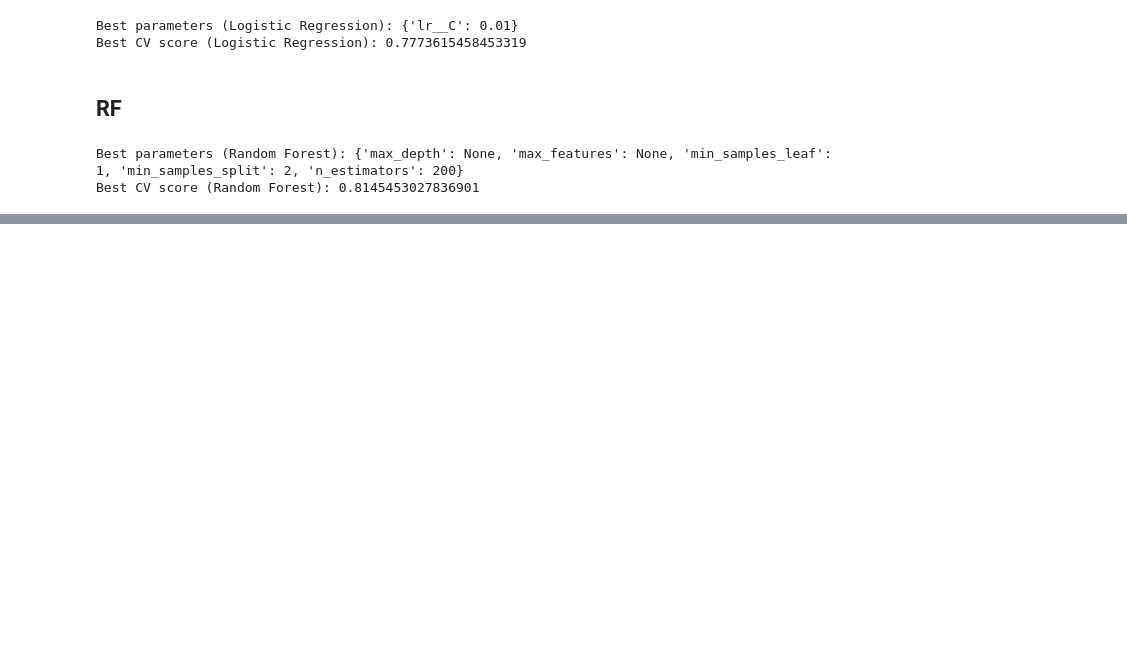
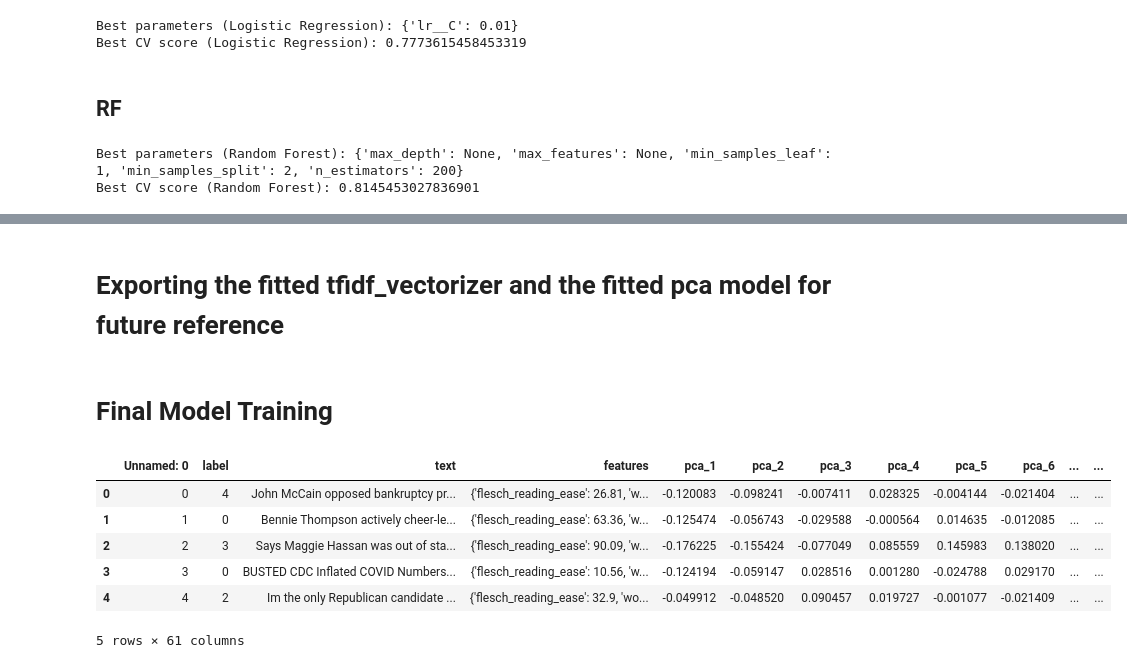
Before and after one commit to DylanBingham/TruthFinder, a Jupyter notebook: feature_engineering_and_modeling.ipynb, the cells around one changed output, grey strips where cells are left out. Cells and saved outputs as stored; diff of their text form; code cells hidden in the pictures; blank space fills up the shorter version.

```diff
--- a/feature_engineering_and_modeling.ipynb
+++ b/feature_engineering_and_modeling.ipynb
@@ -438,0 +634,2 @@ Best CV score (Random Forest): 0.8145453027836901
+# %% [markdown]
+# Exporting the fitted tfidf_vectorizer and the fitted pca model for future reference
@@ -438,0 +646,2 @@ Best CV score (Random Forest): 0.8145453027836901
+# %% [markdown]
+# Final Model Training
@@ -438,0 +650,20 @@ Best CV score (Random Forest): 0.8145453027836901
+# %%
+# Expand the features column into individual columns
+import ast
+# Convert string representations of dictionaries into actual dictionaries
+final_model_df['features'] = final_model_df['features'].apply(ast.literal_eval)
+
+# Create a new DataFrame from the dictionary column
+features_df = pd.DataFrame(final_model_df['features'].tolist())
+
+# Concatenate it with the original DataFrame
+final_model_df = pd.concat([final_model_df, features_df], axis=1)
+final_model_df.head()
+# %% [output]
+|  | Unnamed: 0 | label | text | features | pca_1 | pca_2 | pca_3 | pca_4 | pca_5 | pca_6 | ... | ... |
+| 0 | 0 | 4 | John McCain opposed bankruptcy pr... | {'flesch_reading_ease': 26.81, 'w... | -0.120083 | -0.098241 | -0.007411 | 0.028325 | -0.004144 | -0.021404 | ... | ... |
+| 1 | 1 | 0 | Bennie Thompson actively cheer-le... | {'flesch_reading_ease': 63.36, 'w... | -0.125474 | -0.056743 | -0.029588 | -0.000564 | 0.014635 | -0.012085 | ... | ... |
+| 2 | 2 | 3 | Says Maggie Hassan was out of sta... | {'flesch_reading_ease': 90.09, 'w... | -0.176225 | -0.155424 | -0.077049 | 0.085559 | 0.145983 | 0.138020 | ... | ... |
+| 3 | 3 | 0 | BUSTED CDC Inflated COVID Numbers... | {'flesch_reading_ease': 10.56, 'w... | -0.124194 | -0.059147 | 0.028516 | 0.001280 | -0.024788 | 0.029170 | ... | ... |
+| 4 | 4 | 2 | Im the only Republican candidate ... | {'flesch_reading_ease': 32.9, 'wo... | -0.049912 | -0.048520 | 0.090457 | 0.019727 | -0.001077 | -0.021409 | ... | ... |
+5 rows × 61 columns
```
Also changed, not shown: parts of 36 cells of this notebook, 3 other files.
